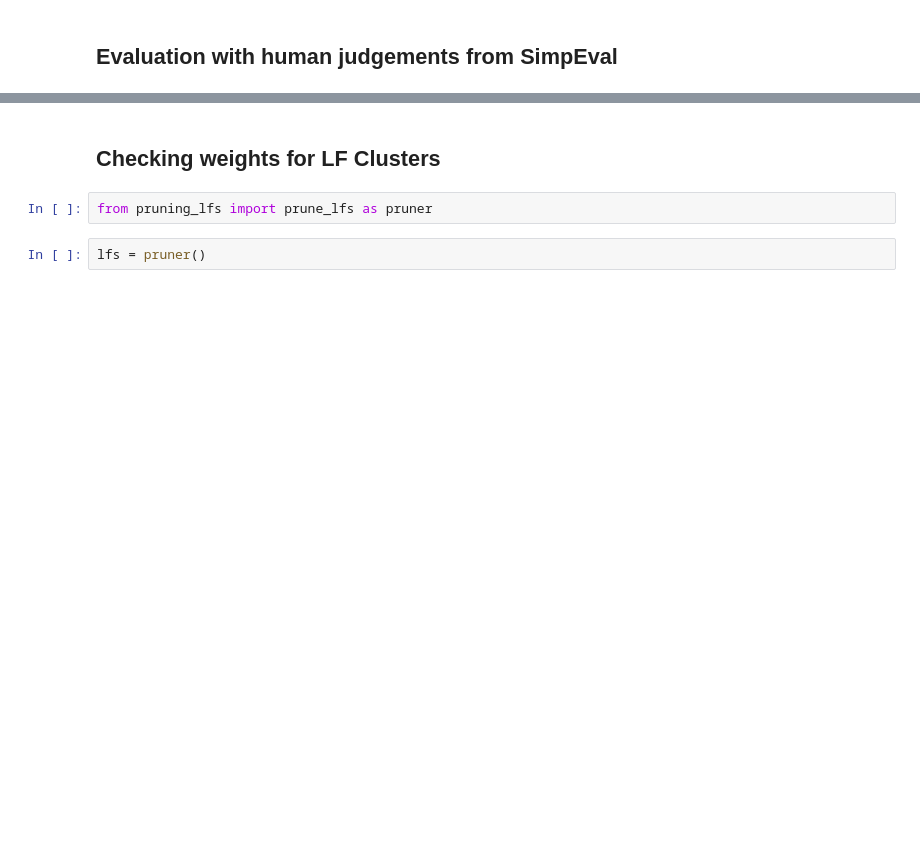
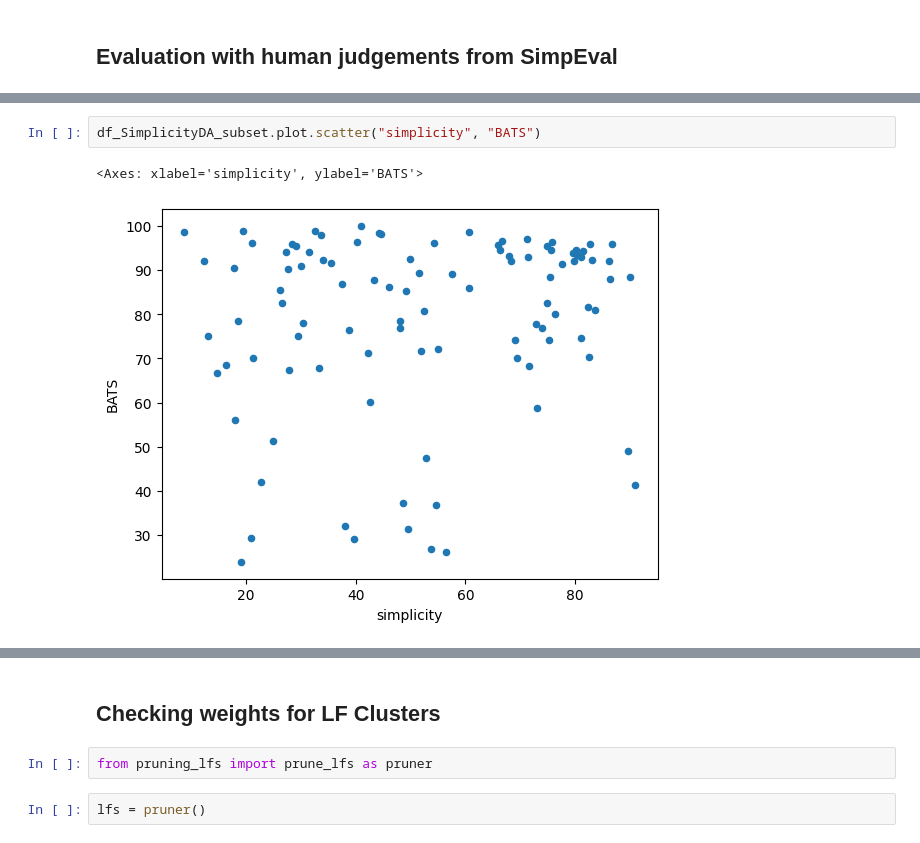
Before and after one commit to bjoernengelmann/BATS, a Jupyter notebook: workspace/lf_evaluation.ipynb, the cells around one changed output, grey strips where cells are left out. Cells and saved outputs as stored; diff of their text form; blank space fills up the shorter version.

```diff
--- a/workspace/lf_evaluation.ipynb
+++ b/workspace/lf_evaluation.ipynb
@@ -304,0 +180,5 @@ print(pos,neg)
+# %%
+df_SimplicityDA_subset.plot.scatter("simplicity", "BATS")
+# %% [output]
+<Axes: xlabel='simplicity', ylabel='BATS'>
+[figure, added]
```
Also changed, not shown: parts of 44 cells of this notebook.
